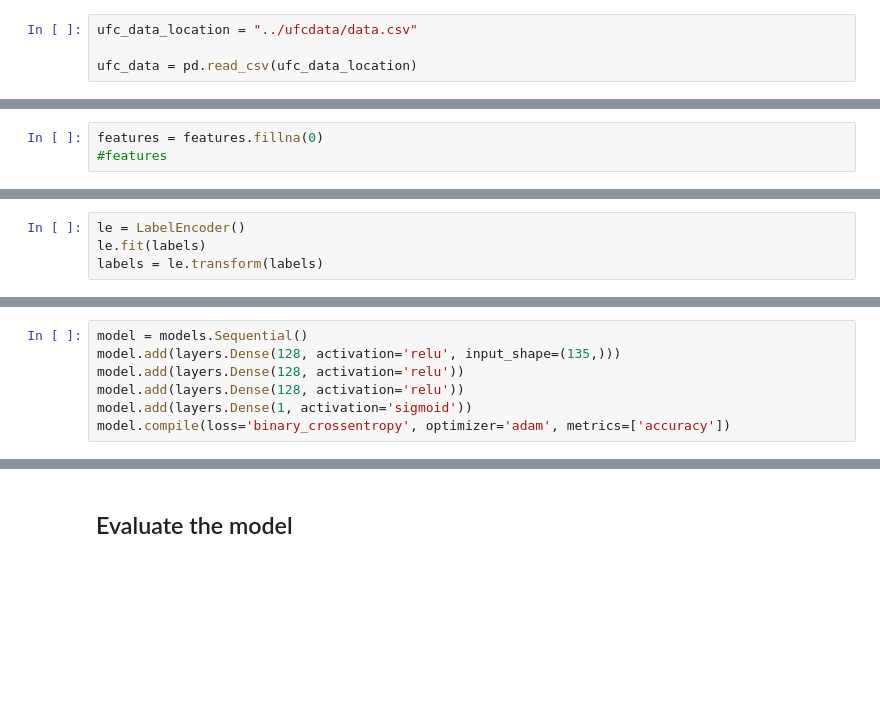
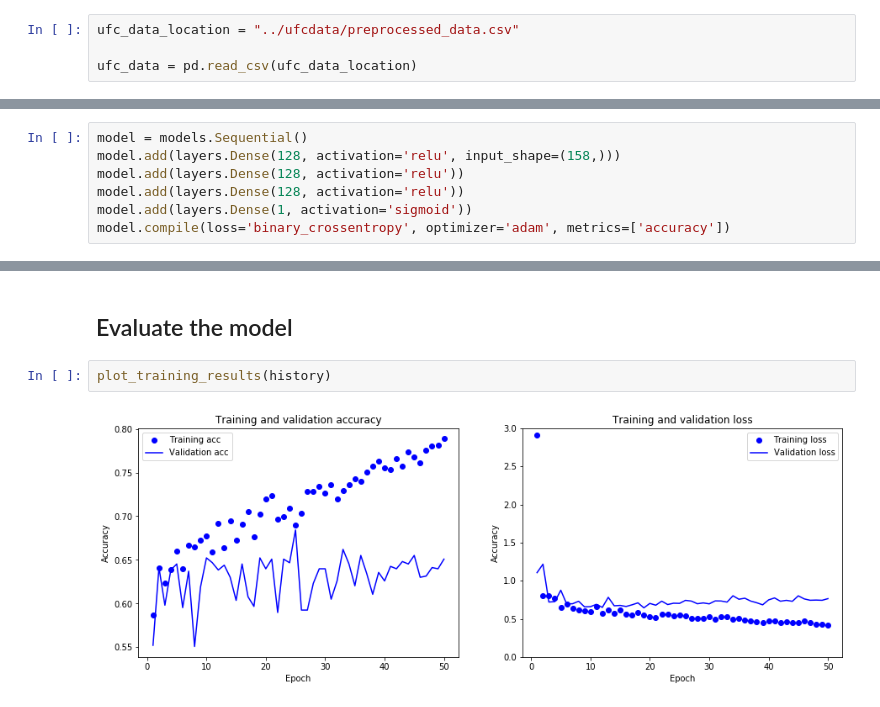
Before and after one commit to JamesPeralta/UFC-Fight-Predictor, a Jupyter notebook: models/DNN_Predict_Winner.ipynb, the cells around one changed output, grey strips where cells are left out. Saved outputs shown, nothing was run; the diff lists cells and outputs as text; blank space fills up the shorter version.

Commit message:
Created a neural net trained on preprocessed_data.csv

```diff
--- a/models/DNN_Predict_Winner.ipynb
+++ b/models/DNN_Predict_Winner.ipynb
@@ -10,6 +12,6 @@ import matplotlib.pyplot as plt
 # %% [markdown]
 ## Retrieve and transform the data
 # %%
-ufc_data_location = "../ufcdata/data.csv"
+ufc_data_location = "../ufcdata/preprocessed_data.csv"
 
 ufc_data = pd.read_csv(ufc_data_location)
@@ -43,17 +73,10 @@ le.fit(labels)
 
 features = ufc_data[numerical_cols]
 labels = le.transform(labels)
-# %%
-features = features.fillna(0)
-#features
 # %%
 labels
 # %% [output]
 array([1, 1, 1, ..., 1, 1, 1])
-# %%
-le = LabelEncoder()
-le.fit(labels)
-labels = le.transform(labels)
 # %%
 # Retrieving train and test splits
 X_train, X_test, y_train, y_test = train_test_split(features, labels, train_size=0.8)
@@ -68,7 +91,7 @@ X_test length (1013, 135), y_test length (1013,)
 ## Create a model
 # %%
 model = models.Sequential()
-model.add(layers.Dense(128, activation='relu', input_shape=(135,)))
+model.add(layers.Dense(128, activation='relu', input_shape=(158,)))
 model.add(layers.Dense(128, activation='relu'))
 model.add(layers.Dense(128, activation='relu'))
 model.add(layers.Dense(1, activation='sigmoid'))
@@ -117,2 +140,6 @@ Epoch 50/50
 # %% [markdown]
 ## Evaluate the model
+# %%
+plot_training_results(history)
+# %% [output]
+[figure, added]
```
Also changed, not shown: parts of 17 cells of this notebook, 1 other file.
